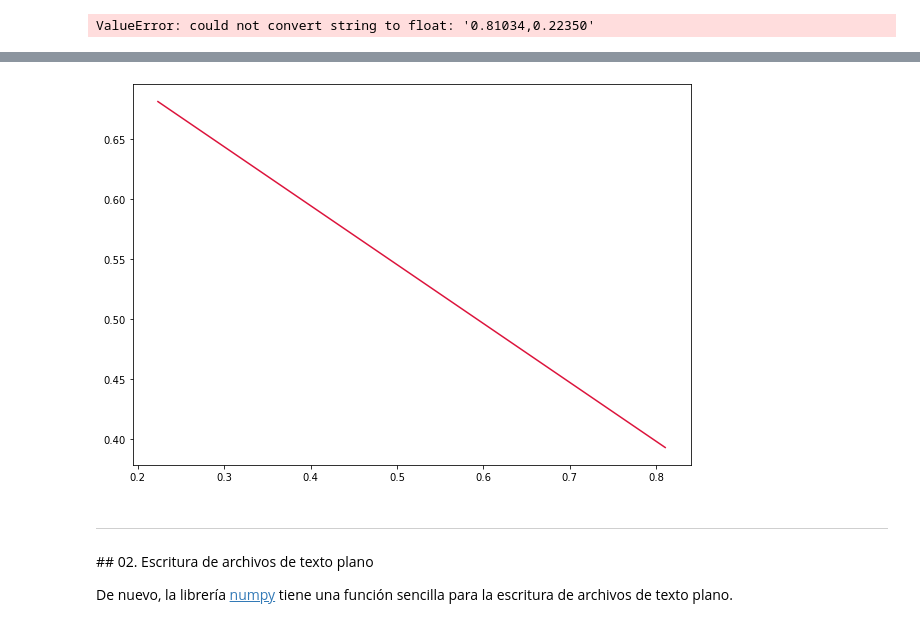
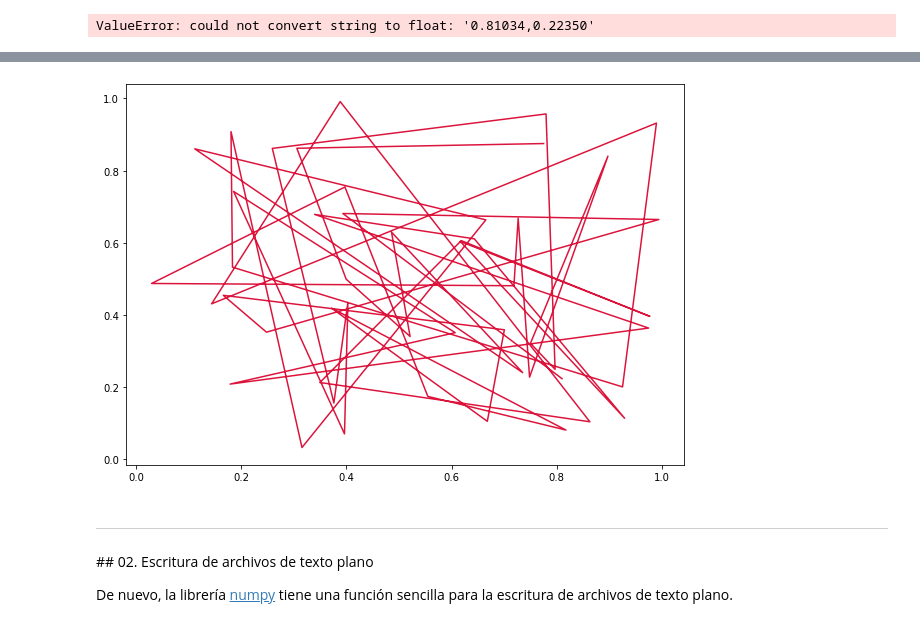
Before and after one commit to ashcat2005/ComputationalAstrophysics2022, a Jupyter notebook: 15. Astrophysics Data/01. Texto Plano/01. Texto Plano.ipynb, the cells around one changed output, grey strips where cells are left out. Cells and saved outputs as stored; diff of their text form; code cells hidden in the pictures.

```diff
--- a/15. Astrophysics Data/01. Texto Plano/01. Texto Plano.ipynb
+++ b/15. Astrophysics Data/01. Texto Plano/01. Texto Plano.ipynb
@@ -83,11 +83,11 @@ array([[0.81034, 0.2235 ],
 # %%
 import matplotlib.pyplot as plt
 
 plt.figure(figsize=(10,7))
-plt.plot(data[0],data[1], color='crimson')
+plt.plot(data[:,0],data[:,1], color='crimson')
 plt.show()
 # %% [output]
-[figure, old version]
+[figure, new version]
 # %% [markdown]
 ---
 
```
Also changed, not shown: parts of 1 cell of this notebook, 19 other files.
